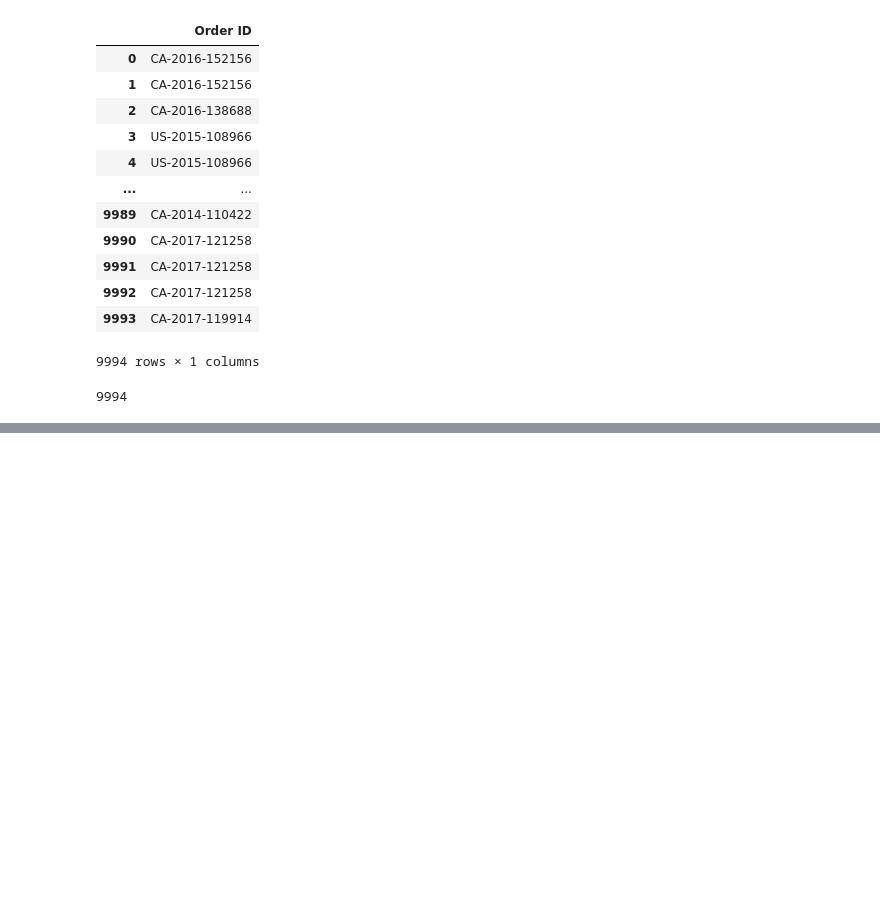
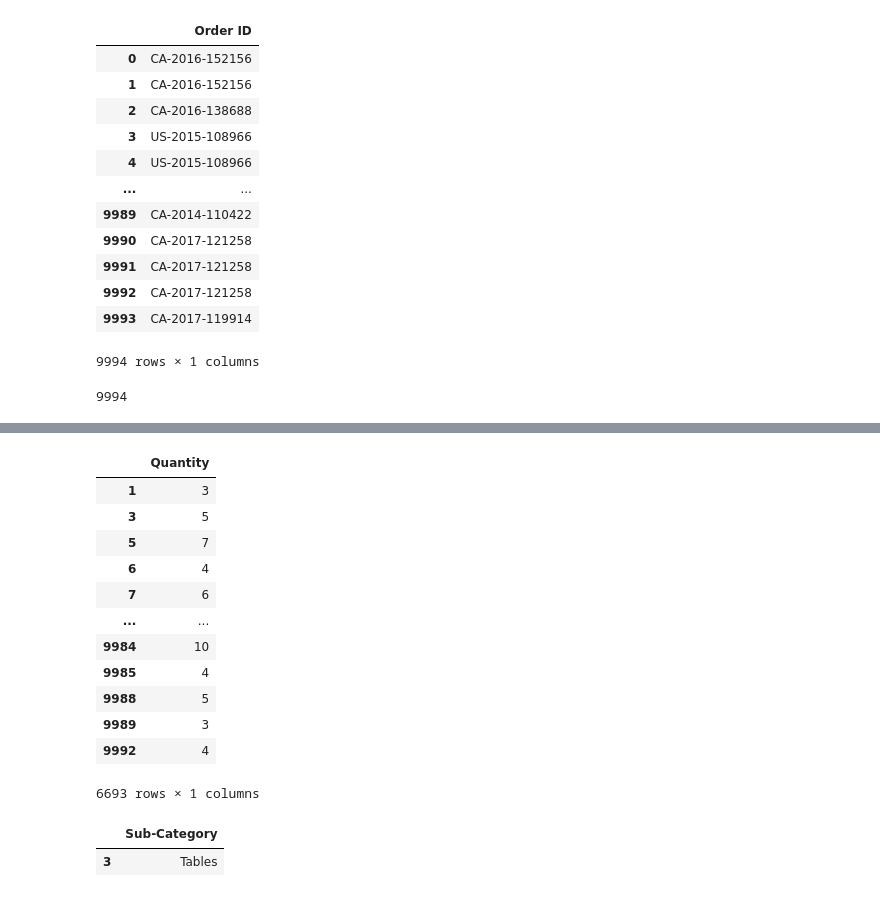
Before and after one commit to Maitlla/Sistemas-bd-2023, a Jupyter notebook: data_sources/04_read_xls-maite-4.ipynb, the cells around one changed output, grey strips where cells are left out. Saved outputs shown, nothing was run; the diff lists cells and outputs as text; code cells hidden in the pictures; blank space fills up the shorter version.

```diff
--- a/data_sources/04_read_xls-maite-4.ipynb
+++ b/data_sources/04_read_xls-maite-4.ipynb
@@ -197,6 +225,25 @@ df['Region'].count()
 # %%
 # Show the lines with quantities greater than 2
+df[['Quantity']].query('Quantity>2')
+# %% [output]
+|  | Quantity |
+| 1 | 3 |
+| 3 | 5 |
+| 5 | 7 |
+| 6 | 4 |
+| 7 | 6 |
+| ... | ... |
+| 9984 | 10 |
+| 9985 | 4 |
+| 9988 | 5 |
+| 9989 | 3 |
+| 9992 | 4 |
+6693 rows × 1 columns
 # %%
 # Show only the DataFrame lines with subcategory  "Tables"
+df[['Sub-Category']].head().tail(2).head(1)
+# %% [output]
+|  | Sub-Category |
+| 3 | Tables |
 # %%
 # Show the cities with orders including "Tables"
```
Also changed, not shown: parts of 9 cells of this notebook.
